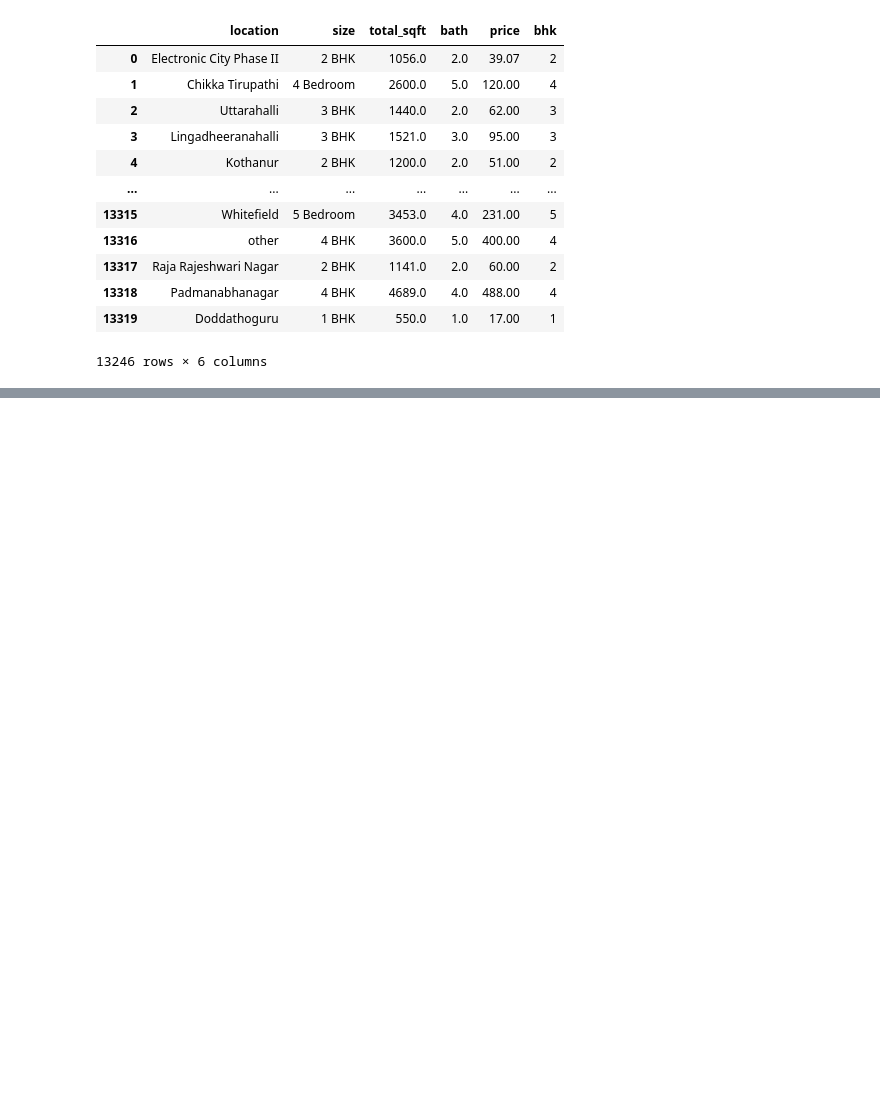
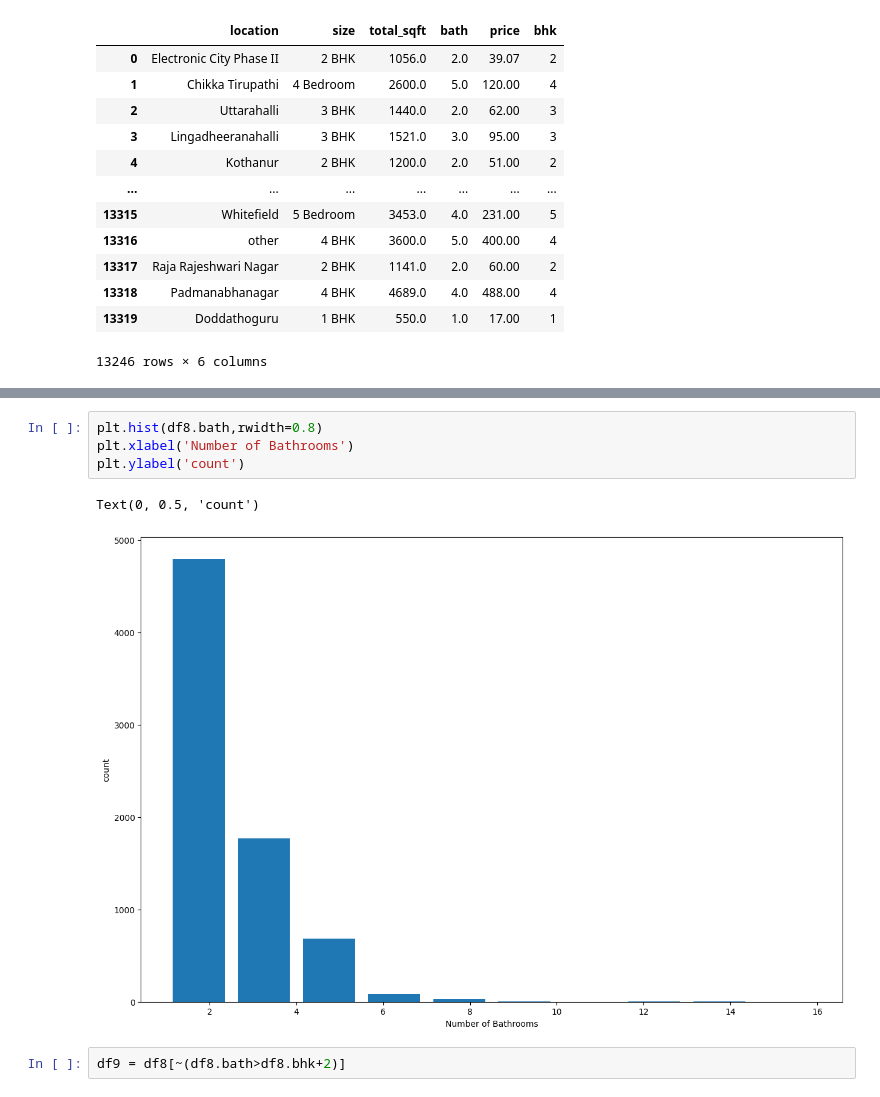
Before and after one commit to Aryangupta6612/Python, a Jupyter notebook: Bengaluru_House_price_prediction.ipynb, the cells around one changed output, grey strips where cells are left out. Drawn from its saved outputs; the diff is of its cells as text; blank space fills up the shorter version.

```diff
--- a/Bengaluru_House_price_prediction.ipynb
+++ b/Bengaluru_House_price_prediction.ipynb
@@ -256,0 +376,9 @@ df5
+# %%
+plt.hist(df8.bath,rwidth=0.8)
+plt.xlabel('Number of Bathrooms')
+plt.ylabel('count')
+# %% [output]
+Text(0, 0.5, 'count')
+[figure, added]
+# %%
+df9 = df8[~(df8.bath>df8.bhk+2)]
```
Also changed, not shown: parts of 35 cells of this notebook, 2 other files.
